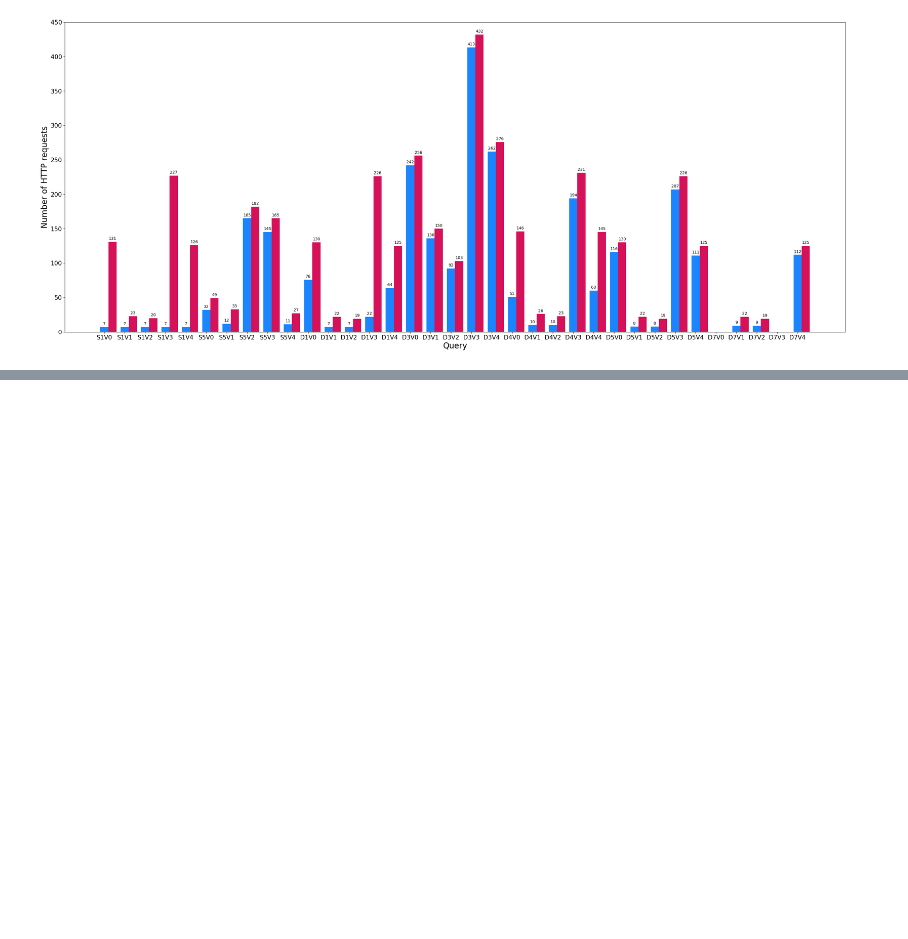
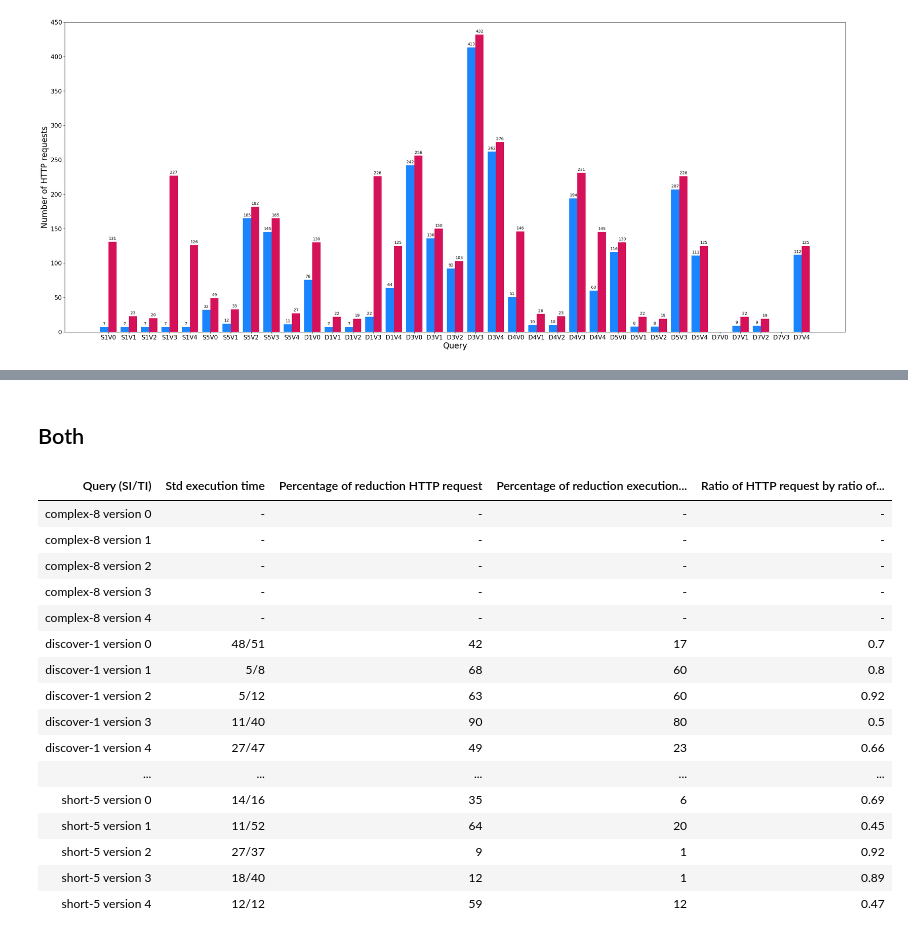
Before and after one commit to constraintAutomaton/amw_shape_index_results, a Jupyter notebook: result/analysis.ipynb, the cells around one changed output, grey strips where cells are left out. Cells and saved outputs as stored; diff of their text form; code cells hidden in the pictures; blank space fills up the shorter version.

```diff
--- a/result/analysis.ipynb
+++ b/result/analysis.ipynb
@@ -621,0 +777,23 @@ fig.savefig(pathCombinedPlot)
+# %% [markdown]
+## Both
+# %%
+table,headers = generateTableBoth(True)
+tabulate(table, headers, tablefmt="html")
+# %% [output]
+| Query (SI/TI) | Std execution time | Percentage of reduction HTTP request | Percentage of reduction execution... | Ratio of HTTP request by ratio of... |
+| complex-8 version 0 | - | - | - | - |
+| complex-8 version 1 | - | - | - | - |
+| complex-8 version 2 | - | - | - | - |
+| complex-8 version 3 | - | - | - | - |
+| complex-8 version 4 | - | - | - | - |
+| discover-1 version 0 | 48/51 | 42 | 17 | 0.7 |
+| discover-1 version 1 | 5/8 | 68 | 60 | 0.8 |
+| discover-1 version 2 | 5/12 | 63 | 60 | 0.92 |
+| discover-1 version 3 | 11/40 | 90 | 80 | 0.5 |
+| discover-1 version 4 | 27/47 | 49 | 23 | 0.66 |
+| ... | ... | ... | ... | ... |
+| short-5 version 0 | 14/16 | 35 | 6 | 0.69 |
+| short-5 version 1 | 11/52 | 64 | 20 | 0.45 |
+| short-5 version 2 | 27/37 | 9 | 1 | 0.92 |
+| short-5 version 3 | 18/40 | 12 | 1 | 0.89 |
+| short-5 version 4 | 12/12 | 59 | 12 | 0.47 |
```
Also changed, not shown: parts of 13 cells of this notebook, 5 other files.
